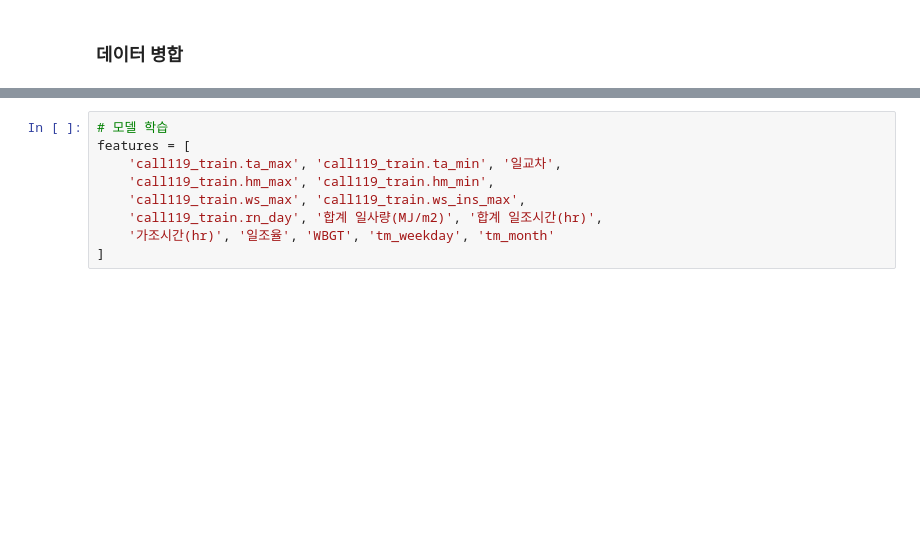
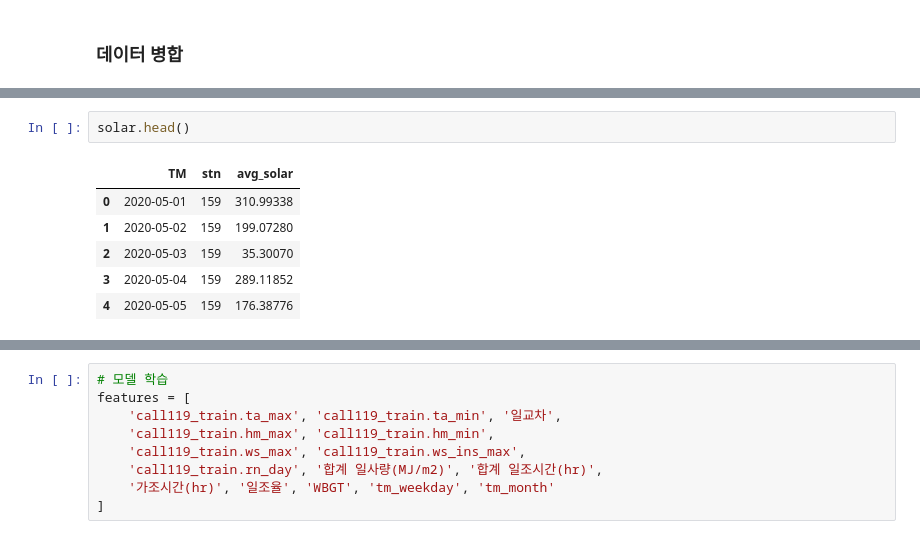
Before and after one commit to MK00098/Weather_Project, a Jupyter notebook: EDA_eungji.ipynb, the cells around one changed output, grey strips where cells are left out. Saved outputs shown, nothing was run; the diff lists cells and outputs as text; blank space fills up the shorter version.

```diff
--- a/EDA_eungji.ipynb
+++ b/EDA_eungji.ipynb
@@ -197,0 +216,9 @@ merged = pd.merge(call119_df, solar_df, left_on=['tm', 'city'], right_on=['일
+# %%
+solar.head()
+# %% [output]
+|  | TM | stn | avg_solar |
+| 0 | 2020-05-01 | 159 | 310.99338 |
+| 1 | 2020-05-02 | 159 | 199.07280 |
+| 2 | 2020-05-03 | 159 | 35.30070 |
+| 3 | 2020-05-04 | 159 | 289.11852 |
+| 4 | 2020-05-05 | 159 | 176.38776 |
```
Also changed, not shown: parts of 46 cells of this notebook.
